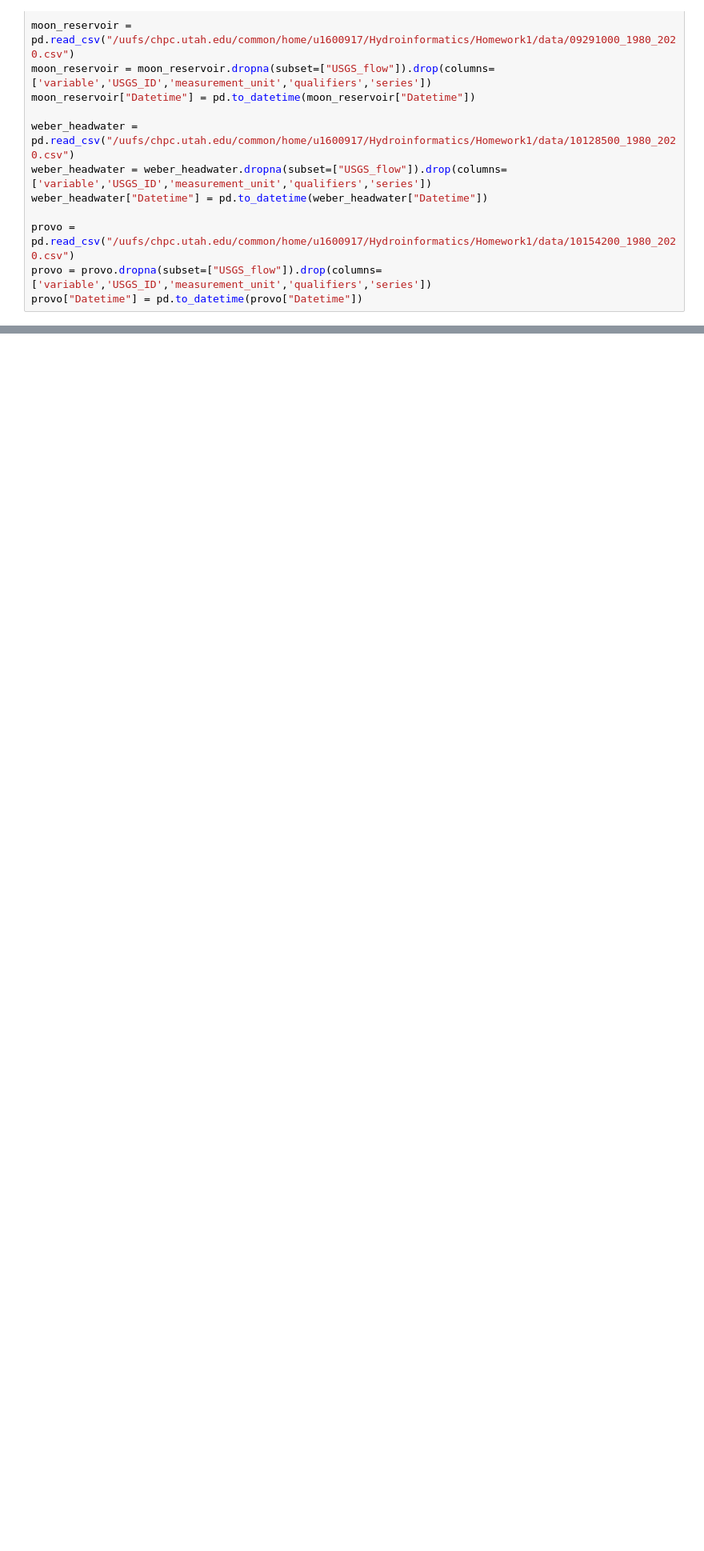
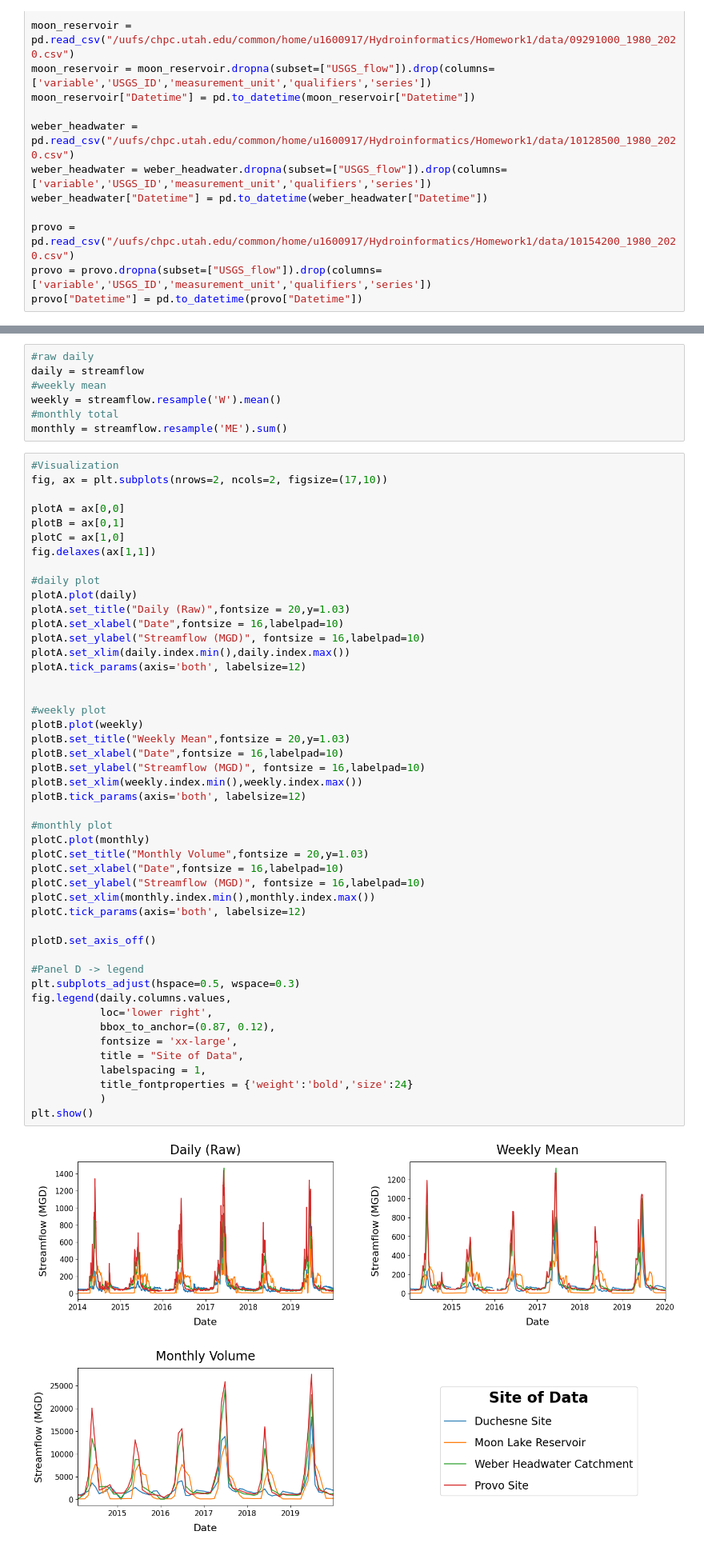
Before and after one commit to eburgon2/Homework1, a Jupyter notebook: notebooks/TimeSeries.ipynb, the cells around one changed output, grey strips where cells are left out. Shown at 80% size. Cells and saved outputs as stored; diff of their text form; blank space fills up the shorter version.

```diff
--- a/notebooks/TimeSeries.ipynb
+++ b/notebooks/TimeSeries.ipynb
@@ -51,0 +66,56 @@ streamflow.plot(title="Initial Timeseries Streamflow Data",
+# %%
+#raw daily
+daily = streamflow
+#weekly mean
+weekly = streamflow.resample('W').mean()
+#monthly total
+monthly = streamflow.resample('ME').sum()
+# %%
+#Visualization
+fig, ax = plt.subplots(nrows=2, ncols=2, figsize=(17,10))
+
+plotA = ax[0,0]
+plotB = ax[0,1]
+plotC = ax[1,0]
+fig.delaxes(ax[1,1])
+
+#daily plot
+plotA.plot(daily)
+plotA.set_title("Daily (Raw)",fontsize = 20,y=1.03)
+plotA.set_xlabel("Date",fontsize = 16,labelpad=10)
+plotA.set_ylabel("Streamflow (MGD)", fontsize = 16,labelpad=10)
+plotA.set_xlim(daily.index.min(),daily.index.max())
+plotA.tick_params(axis='both', labelsize=12)
+
+
+#weekly plot
+plotB.plot(weekly)
+plotB.set_title("Weekly Mean",fontsize = 20,y=1.03)
+plotB.set_xlabel("Date",fontsize = 16,labelpad=10)
+plotB.set_ylabel("Streamflow (MGD)", fontsize = 16,labelpad=10)
+plotB.set_xlim(weekly.index.min(),weekly.index.max())
+plotB.tick_params(axis='both', labelsize=12)
+
+#monthly plot
+plotC.plot(monthly)
+plotC.set_title("Monthly Volume",fontsize = 20,y=1.03)
+plotC.set_xlabel("Date",fontsize = 16,labelpad=10)
+plotC.set_ylabel("Streamflow (MGD)", fontsize = 16,labelpad=10)
+plotC.set_xlim(monthly.index.min(),monthly.index.max())
+plotC.tick_params(axis='both', labelsize=12)
+
+plotD.set_axis_off()
+
+#Panel D -> legend
+plt.subplots_adjust(hspace=0.5, wspace=0.3)
+fig.legend(daily.columns.values,
+           loc='lower right',
+           bbox_to_anchor=(0.87, 0.12),
+           fontsize = 'xx-large',
+           title = "Site of Data",
+           labelspacing = 1,
+           title_fontproperties = {'weight':'bold','size':24}
+           )
+plt.show()
+# %% [output]
+[figure, added]
```
Also changed, not shown: parts of 4 cells of this notebook.
